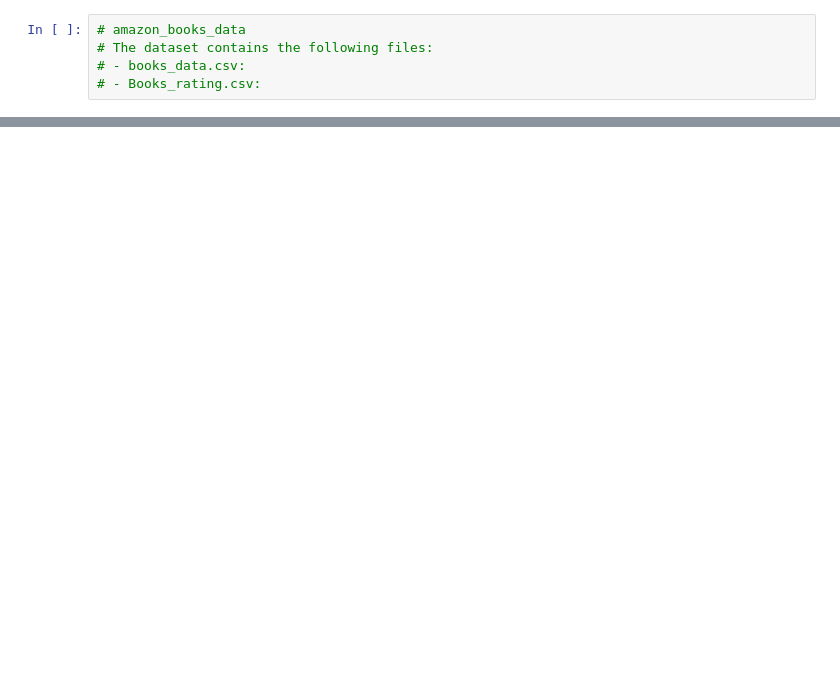
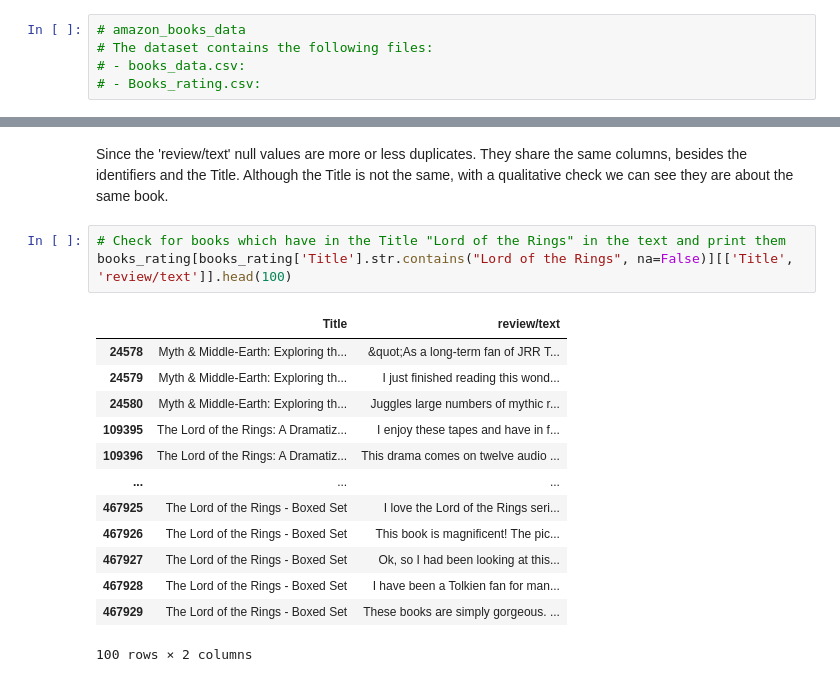
Before and after one commit to chiesastefano/massiveData, a Jupyter notebook: sample.ipynb, the cells around one changed output, grey strips where cells are left out. Saved outputs shown, nothing was run; the diff lists cells and outputs as text; blank space fills up the shorter version.

```diff
--- a/sample.ipynb
+++ b/sample.ipynb
@@ -23,0 +124,19 @@ with zipfile.ZipFile("amazon-books-reviews.zip", "r") as zip_ref:
+# %% [markdown]
+Since the 'review/text' null values are more or less duplicates. They share the same columns, besides the identifiers and the Title. Although the Title is not the same, with a qualitative check we can see they are about the same book.
+# %%
+# Check for books which have in the Title "Lord of the Rings" in the text and print them
+books_rating[books_rating['Title'].str.contains("Lord of the Rings", na=False)][['Title', 'review/text']].head(100)
+# %% [output]
+|  | Title | review/text |
+| 24578 | Myth & Middle-Earth: Exploring th... | &quot;As a long-term fan of JRR T... |
+| 24579 | Myth & Middle-Earth: Exploring th... | I just finished reading this wond... |
+| 24580 | Myth & Middle-Earth: Exploring th... | Juggles large numbers of mythic r... |
+| 109395 | The Lord of the Rings: A Dramatiz... | I enjoy these tapes and have in f... |
+| 109396 | The Lord of the Rings: A Dramatiz... | This drama comes on twelve audio ... |
+| ... | ... | ... |
+| 467925 | The Lord of the Rings - Boxed Set | I love the Lord of the Rings seri... |
+| 467926 | The Lord of the Rings - Boxed Set | This book is magnificent! The pic... |
+| 467927 | The Lord of the Rings - Boxed Set | Ok, so I had been looking at this... |
+| 467928 | The Lord of the Rings - Boxed Set | I have been a Tolkien fan for man... |
+| 467929 | The Lord of the Rings - Boxed Set | These books are simply gorgeous. ... |
+100 rows × 2 columns
```
Also changed, not shown: parts of 14 cells of this notebook, 1 other file.
